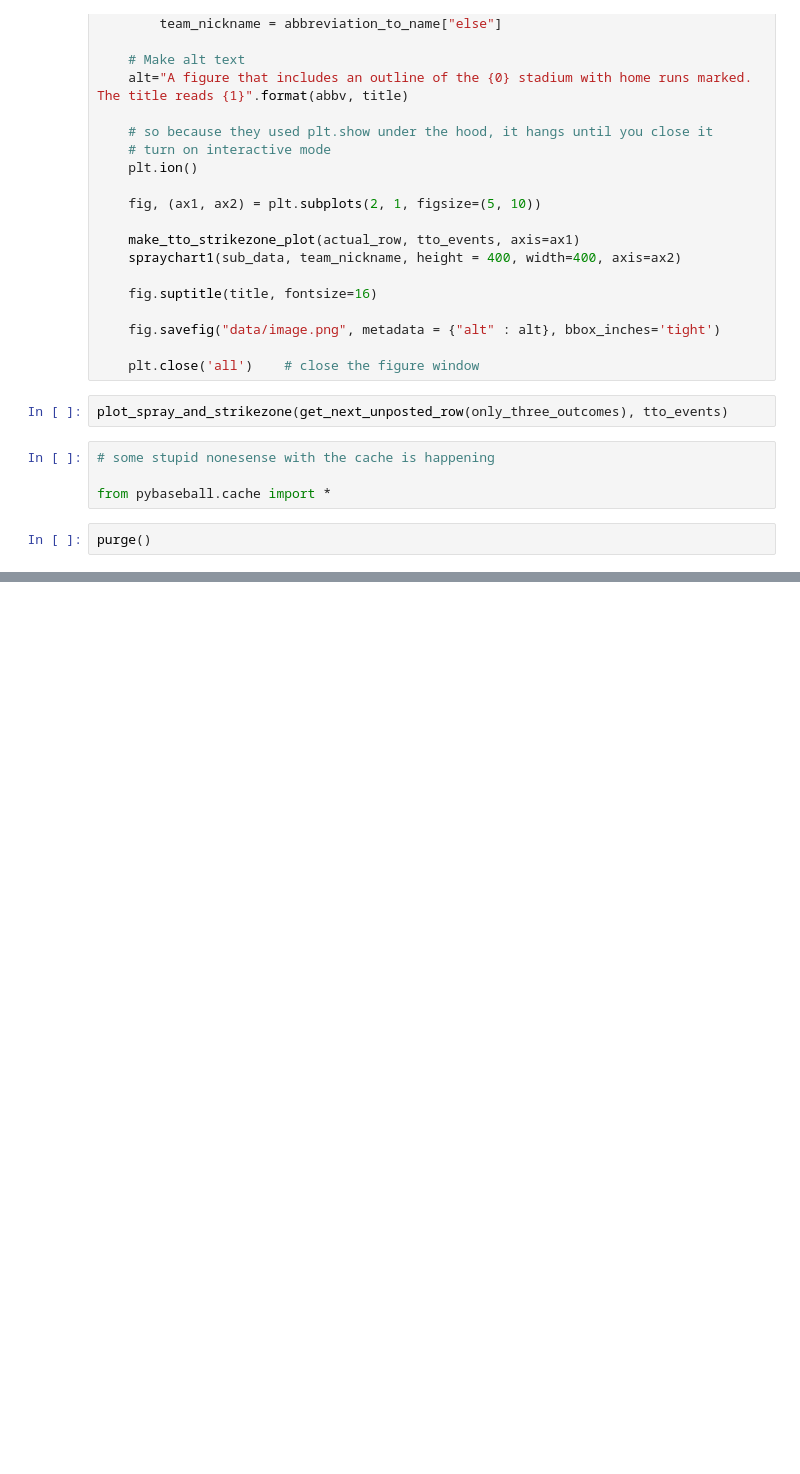
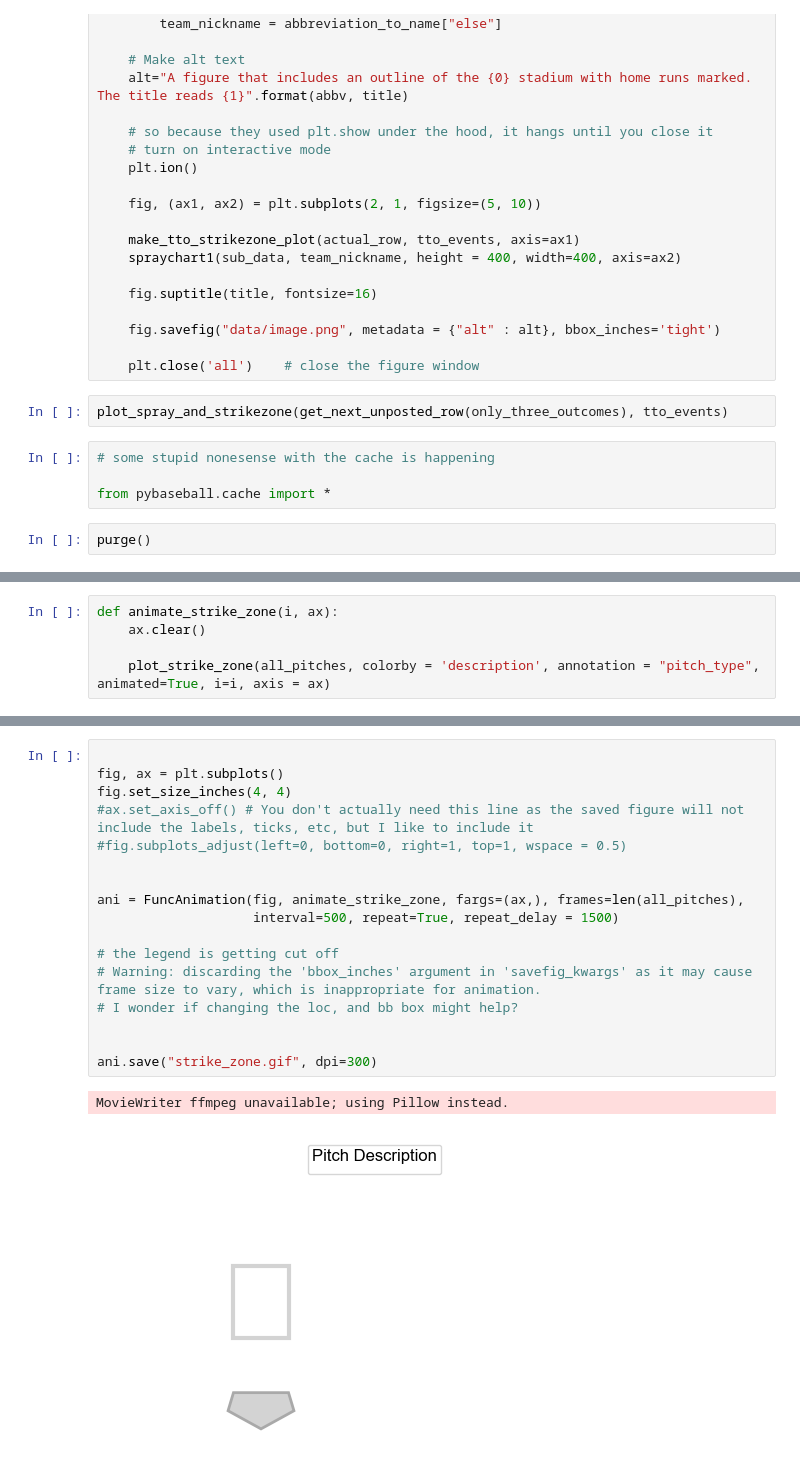
Before and after one commit to nicholson2208/three-true-outcomes, a Jupyter notebook: plotting.ipynb, the cells around one changed output, grey strips where cells are left out. Drawn from its saved outputs; the diff is of its cells as text; blank space fills up the shorter version.

```diff
--- a/plotting.ipynb
+++ b/plotting.ipynb
@@ -463,0 +518,5 @@ purge()
+# %%
+def animate_strike_zone(i, ax):
+    ax.clear()
+
+    plot_strike_zone(all_pitches, colorby = 'description', annotation = "pitch_type", animated=True, i=i, axis = ax)
@@ -463,0 +555,20 @@ purge()
+# %%
+
+fig, ax = plt.subplots()
+fig.set_size_inches(4, 4)
+#ax.set_axis_off() # You don't actually need this line as the saved figure will not include the labels, ticks, etc, but I like to include it
+#fig.subplots_adjust(left=0, bottom=0, right=1, top=1, wspace = 0.5)
+
+
+ani = FuncAnimation(fig, animate_strike_zone, fargs=(ax,), frames=len(all_pitches),
+                    interval=500, repeat=True, repeat_delay = 1500)
+
+# the legend is getting cut off
+# Warning: discarding the 'bbox_inches' argument in 'savefig_kwargs' as it may cause frame size to vary, which is inappropriate for animation.
+# I wonder if changing the loc, and bb box might help?
+
+
+ani.save("strike_zone.gif", dpi=300)
+# %% [output]
+MovieWriter ffmpeg unavailable; using Pillow instead.
+[figure, added]
```
Also changed, not shown: parts of 10 cells of this notebook, 1 other file.
